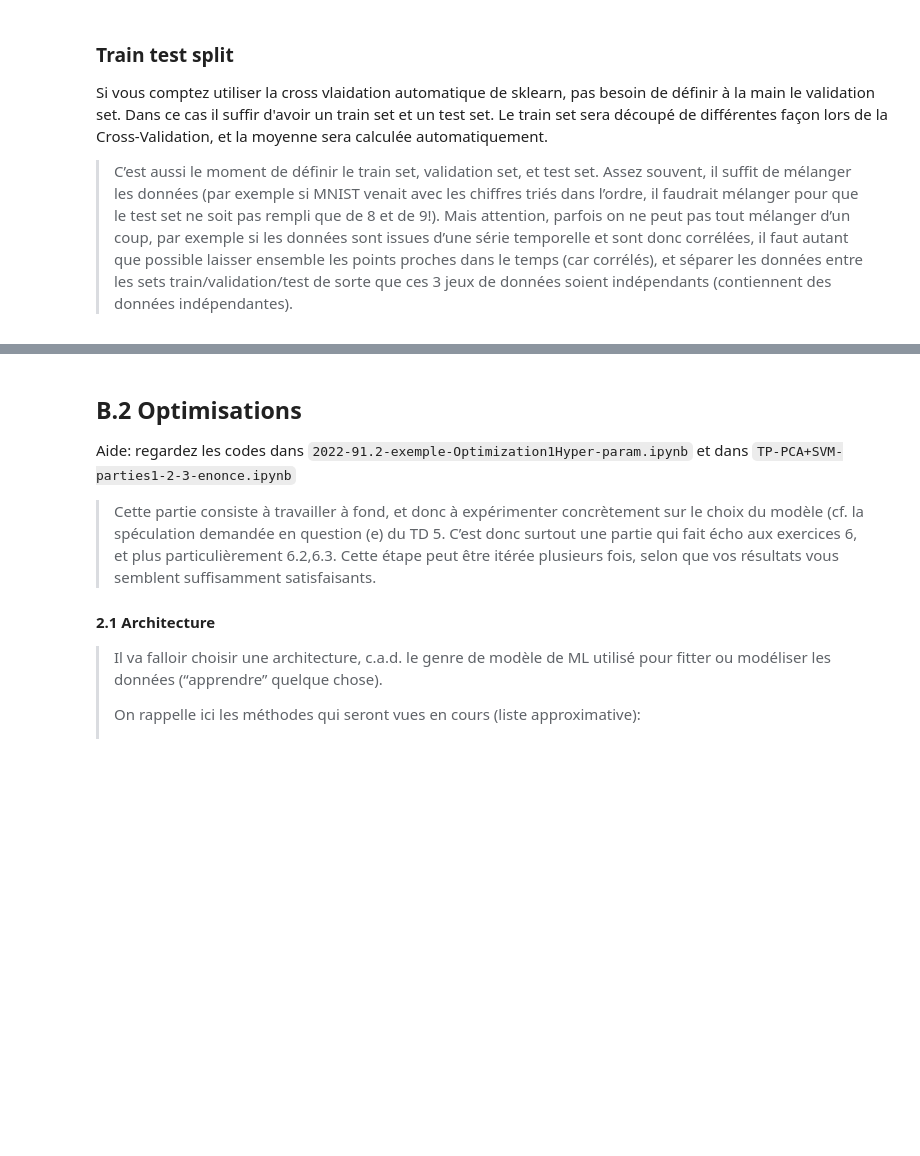
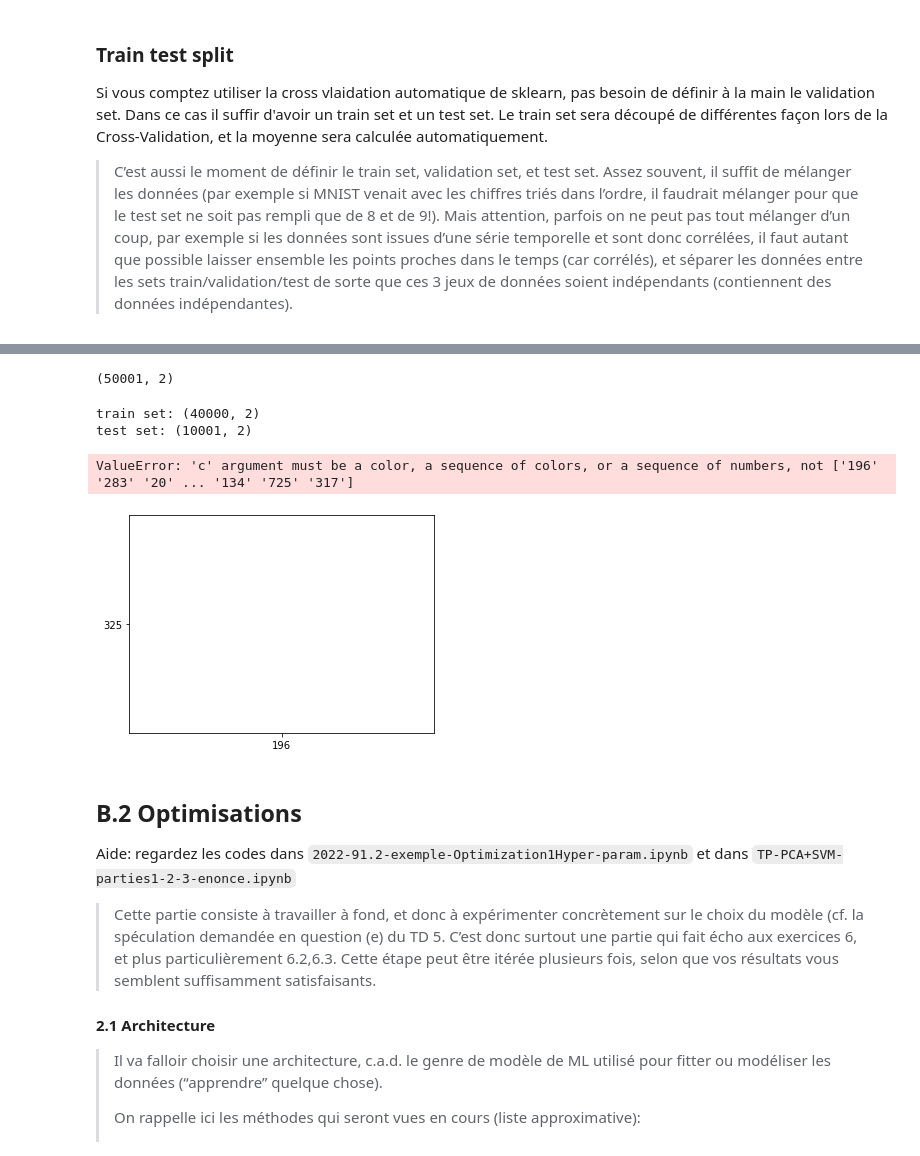
Before and after one commit to ThomasLEBRET/IAS-combatPokemon, a Jupyter notebook: BOUSSOUARFeriel_CORVESTAlex_LEBRETThoams_MANSOURIMarc/projetFinal.ipynb, the cells around one changed output, grey strips where cells are left out. Cells and saved outputs as stored; diff of their text form; code cells hidden in the pictures; blank space fills up the shorter version.

```diff
--- a/BOUSSOUARFeriel_CORVESTAlex_LEBRETThoams_MANSOURIMarc/projetFinal.ipynb
+++ b/BOUSSOUARFeriel_CORVESTAlex_LEBRETThoams_MANSOURIMarc/projetFinal.ipynb
@@ -343,0 +394,8 @@ de sorte que ces 3 jeux de données soient indépendants (contiennent des donné
+# %%
+features = data.columns[:-1]
+# %%
+label = data.columns[-1]
+# %%
+## on convertit les tableaux pandasen tabeaux numpy
+X = data[features].values
+Y = data[label].values
@@ -343,0 +406,4 @@ de sorte que ces 3 jeux de données soient indépendants (contiennent des donné
+# %%
+X.shape
+# %% [output]
+(50001, 2)
@@ -344,3 +412,19 @@ de sorte que ces 3 jeux de données soient indépendants (contiennent des donné
+# %%
+X_train, X_test, Y_train, Y_test = train_test_split(X, Y, test_size=0.2)
+print('train set:', X_train.shape)
+print('test set:', X_test.shape)
+# %% [output]
+train set: (40000, 2)
+test set: (10001, 2)
+# %%
+plt.figure(figsize=(12,4))
+plt.subplot(121)
+plt.scatter(X_train[:, 0], X_train[:, 1], c=Y_train, alpha=0.8)
+plt.title('Train set')
+plt
+# %% [output]
+ValueError: 'c' argument must be a color, a sequence of colors, or a sequence of numbers, not ['196' '283' '20' ... '134' '725' '317']
+[figure, added]
 # %% [markdown]
 ## B.2 Optimisations
 
```
Also changed, not shown: parts of 44 cells of this notebook.
